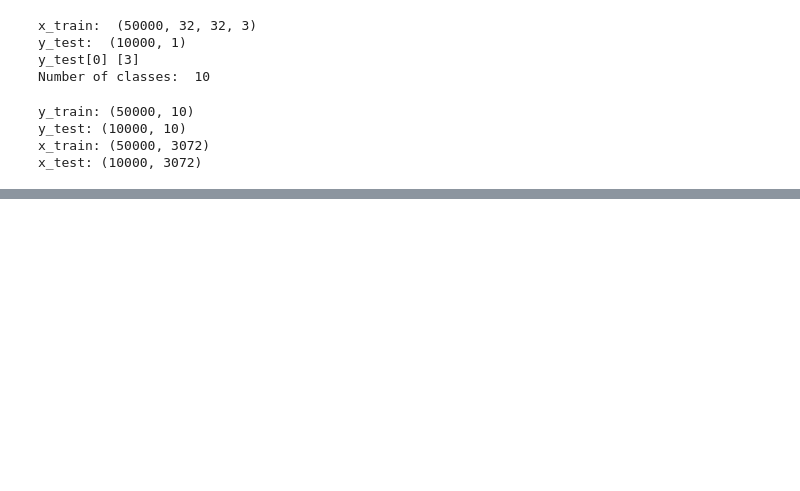
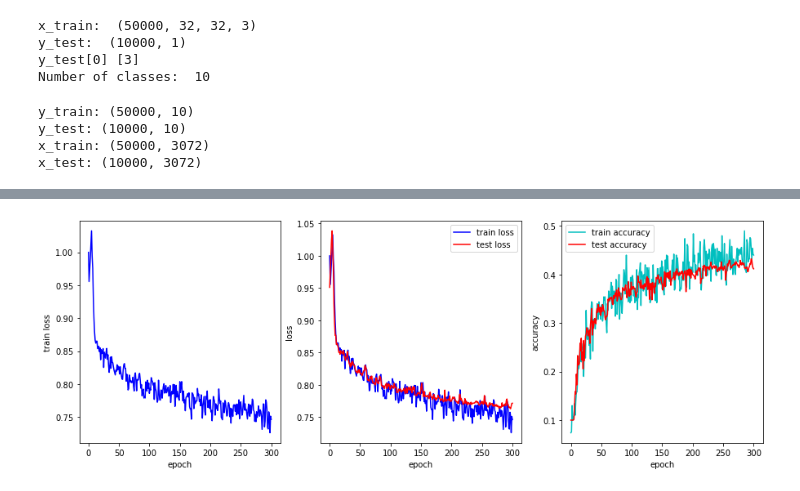
Before and after one commit to Tharindu-Nirmal/CVDeepLearning, a Jupyter notebook: src/scripts/A04_180701BQ3_minibatch.ipynb, the cells around one changed output, grey strips where cells are left out. Cells and saved outputs as stored; diff of their text form; code cells hidden in the pictures; blank space fills up the shorter version.

```diff
--- a/src/scripts/A04_180701BQ3_minibatch.ipynb
+++ b/src/scripts/A04_180701BQ3_minibatch.ipynb
@@ -53,7 +55,7 @@ x_test: (10000, 3072)
 # %%
 #parameters
 batch_size = Ntr    #set batchsize to entire trainingset size
-iterations = 300
+iterations = 30
 lr = 0.016         #learning rate
 lr_decay= 0.9999   #learning rate decay
 reg = 1e-7         #regularization parameter
@@ -72,4 +74,11 @@ def accuracy(y_pred,y):
 # %%
 def reg_MSloss(y_pred,y,batchsize,reg,w1):
     return (1./batchsize)* np.square(y_pred-y).sum()  + reg*np.sum( [np.sum(w*w)for w in w1] )
+# %%
+def batching(indexlist , batchsize):
+    #returns a list of lists, each list containing indexes of batchsize
+    batches = []
+    for i in range(round( len(indexlist)/batchsize ) ):
+        batches.append(indexlist[i*batchsize:(i+1)*batchsize])
+    return batches;
 # %%
@@ -123,3 +151,5 @@ def runlinearmodel(batchsize=batch_size,iterations=iterations,lr=lr,lr_decay=lr_
     print('time taken = ',(t1-t0)//60,'minutes -', (t1-t0)%60, 'seconds')
 
     return w1,loss_history,test_losshistory,train_acc_history,val_acc_history
+# %%
+w1,loss_history2,test_losshistory2,train_acc_history2,val_acc_history2 = run2LNN(batchsize=500,iterations=300,lr=0.016,lr_decay=0.999,reg=5e-6)
@@ -125,0 +174,20 @@ def runlinearmodel(batchsize=batch_size,iterations=iterations,lr=lr,lr_decay=lr_
+# %%
+#display Train and testingloss; train and testingaccuracy
+fig,ax = plt.subplots(1,3,figsize=(15,5))
+ax[0].plot(loss_history2,'b')
+ax[0].set_xlabel('epoch')
+ax[0].set_ylabel('train loss')
+
+ax[1].plot(loss_history2,'b')
+ax[1].plot(test_losshistory2,'r')
+ax[1].set_xlabel('epoch')
+ax[1].set_ylabel('loss')
+ax[1].legend(['train loss','test loss'])
+
+ax[2].plot(train_acc_history2,'c')
+ax[2].plot(val_acc_history2,'r')
+ax[2].set_xlabel('epoch')
+ax[2].set_ylabel('accuracy')
+ax[2].legend(['train accuracy','test accuracy']);
+# %% [output]
+[figure, added]
```
Also changed, not shown: parts of 3 cells of this notebook.
